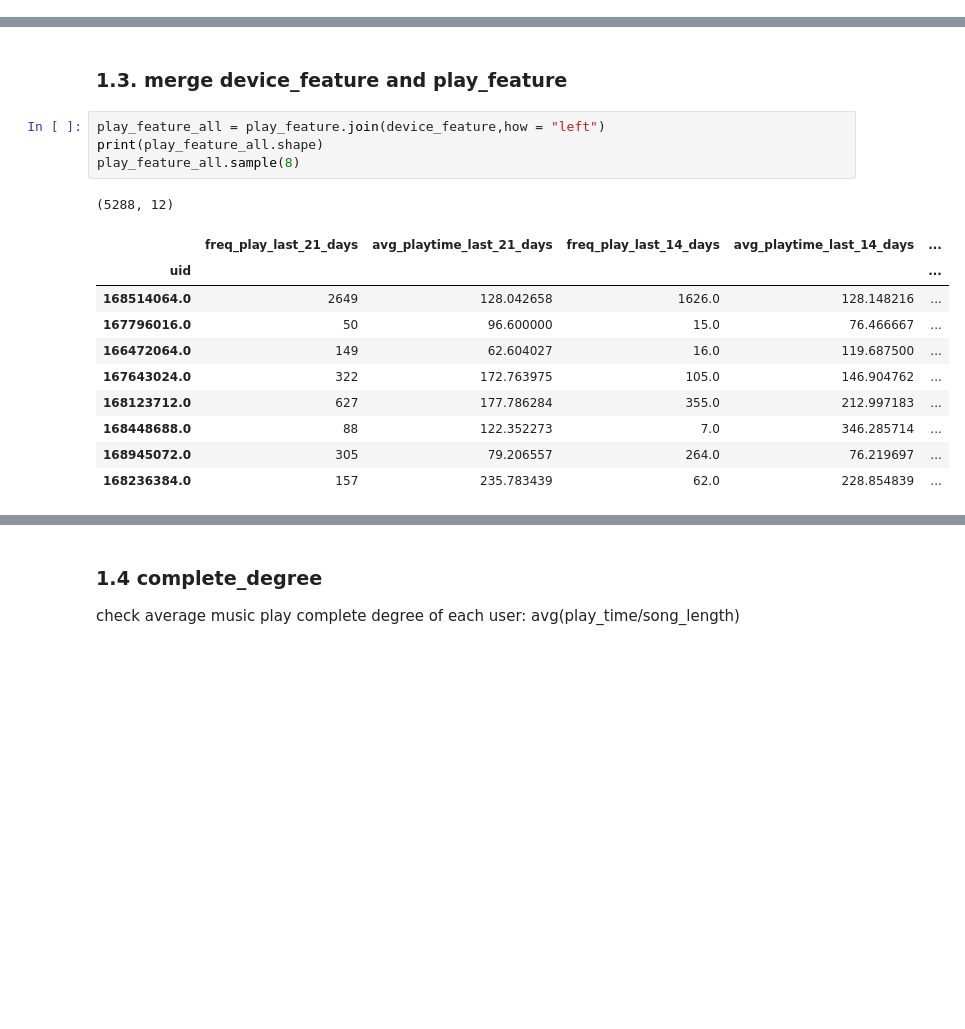
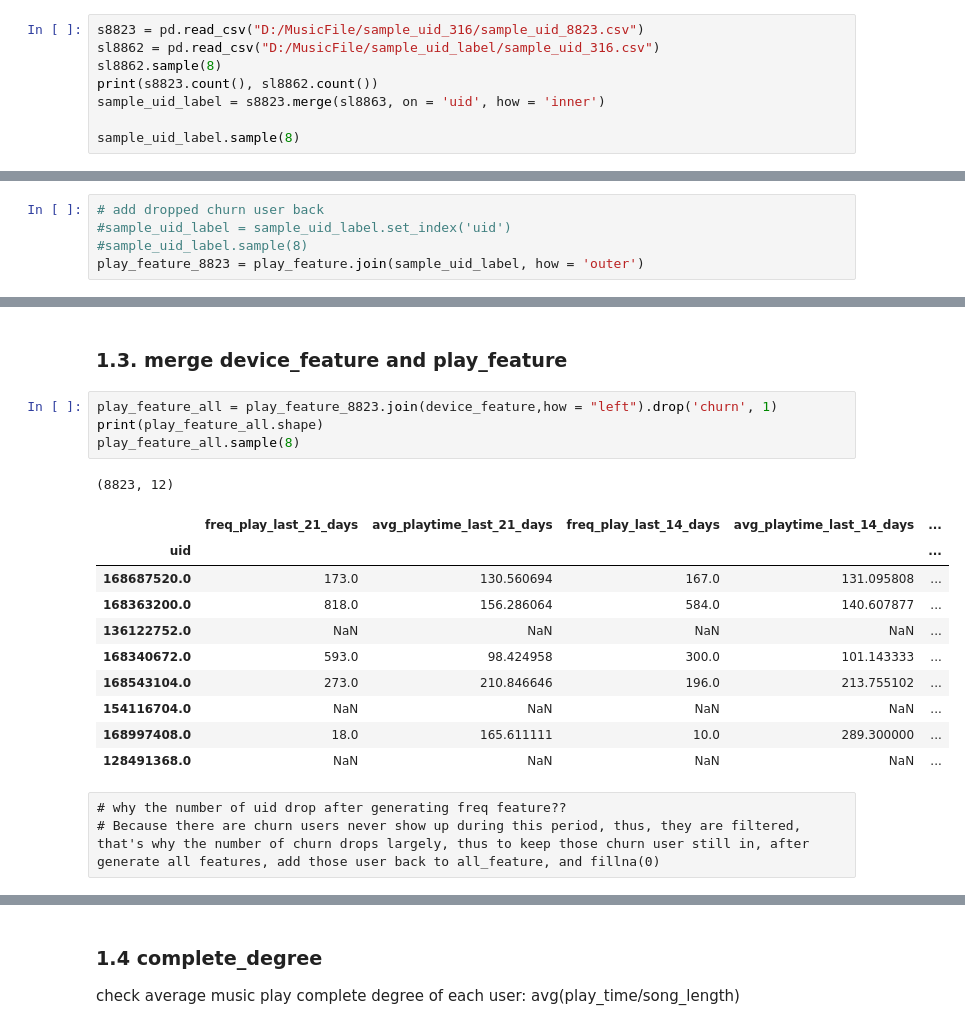
Before and after one commit to joyceft/Music-Player-Project, a Jupyter notebook: Feature_Generation.ipynb, the cells around one changed output, grey strips where cells are left out. Cells and saved outputs as stored; diff of their text form; blank space fills up the shorter version.

```diff
--- a/Feature_Generation.ipynb
+++ b/Feature_Generation.ipynb
@@ -8,0 +11,8 @@ import datetime as dt
+# %%
+s8823 = pd.read_csv("D:/MusicFile/sample_uid_316/sample_uid_8823.csv")
+sl8862 = pd.read_csv("D:/MusicFile/sample_uid_label/sample_uid_316.csv")
+sl8862.sample(8)
+print(s8823.count(), sl8862.count())
+sample_uid_label = s8823.merge(sl8863, on = 'uid', how = 'inner')
+
+sample_uid_label.sample(8)
@@ -102,3 +147,8 @@ play_feature.sample(8)
 | 57545228.0 | 30 | 171.866667 | 5.0 | 207.800000 | ... |
 | 167624816.0 | 16 | 8.187500 | 16.0 | 8.187500 | ... |
 | 167935584.0 | 206 | 198.014563 | 123.0 | 222.747967 | ... |
+# %%
+# add dropped churn user back
+#sample_uid_label = sample_uid_label.set_index('uid')
+#sample_uid_label.sample(8)
+play_feature_8823 = play_feature.join(sample_uid_label, how = 'outer')
@@ -170,18 +232,21 @@ device_feature.sample(8)
 # %% [markdown]
 ### 1.3. merge device_feature and play_feature
 # %%
-play_feature_all = play_feature.join(device_feature,how = "left")
+play_feature_all = play_feature_8823.join(device_feature,how = "left").drop('churn', 1)
 print(play_feature_all.shape)
 play_feature_all.sample(8)
 # %% [output]
-(5288, 12)
+(8823, 12)
 |  | freq_play_last_21_days | avg_playtime_last_21_days | freq_play_last_14_days | avg_playtime_last_14_days | ... |
 | uid |  |  |  |  | ... |
-| 168514064.0 | 2649 | 128.042658 | 1626.0 | 128.148216 | ... |
-| 167796016.0 | 50 | 96.600000 | 15.0 | 76.466667 | ... |
-| 166472064.0 | 149 | 62.604027 | 16.0 | 119.687500 | ... |
-| 167643024.0 | 322 | 172.763975 | 105.0 | 146.904762 | ... |
-| 168123712.0 | 627 | 177.786284 | 355.0 | 212.997183 | ... |
-| 168448688.0 | 88 | 122.352273 | 7.0 | 346.285714 | ... |
-| 168945072.0 | 305 | 79.206557 | 264.0 | 76.219697 | ... |
-| 168236384.0 | 157 | 235.783439 | 62.0 | 228.854839 | ... |
+| 168687520.0 | 173.0 | 130.560694 | 167.0 | 131.095808 | ... |
+| 168363200.0 | 818.0 | 156.286064 | 584.0 | 140.607877 | ... |
+| 136122752.0 | NaN | NaN | NaN | NaN | ... |
+| 168340672.0 | 593.0 | 98.424958 | 300.0 | 101.143333 | ... |
+| 168543104.0 | 273.0 | 210.846646 | 196.0 | 213.755102 | ... |
+| 154116704.0 | NaN | NaN | NaN | NaN | ... |
+| 168997408.0 | 18.0 | 165.611111 | 10.0 | 289.300000 | ... |
+| 128491368.0 | NaN | NaN | NaN | NaN | ... |
+# %% [raw]
+# why the number of uid drop after generating freq feature??
+# Because there are churn users never show up during this period, thus, they are filtered, that's why the number of churn drops largely, thus to keep those churn user still in, after generate all features, add those user back to all_feature, and fillna(0)
```
Also changed, not shown: parts of 31 cells of this notebook, 2 other files.
